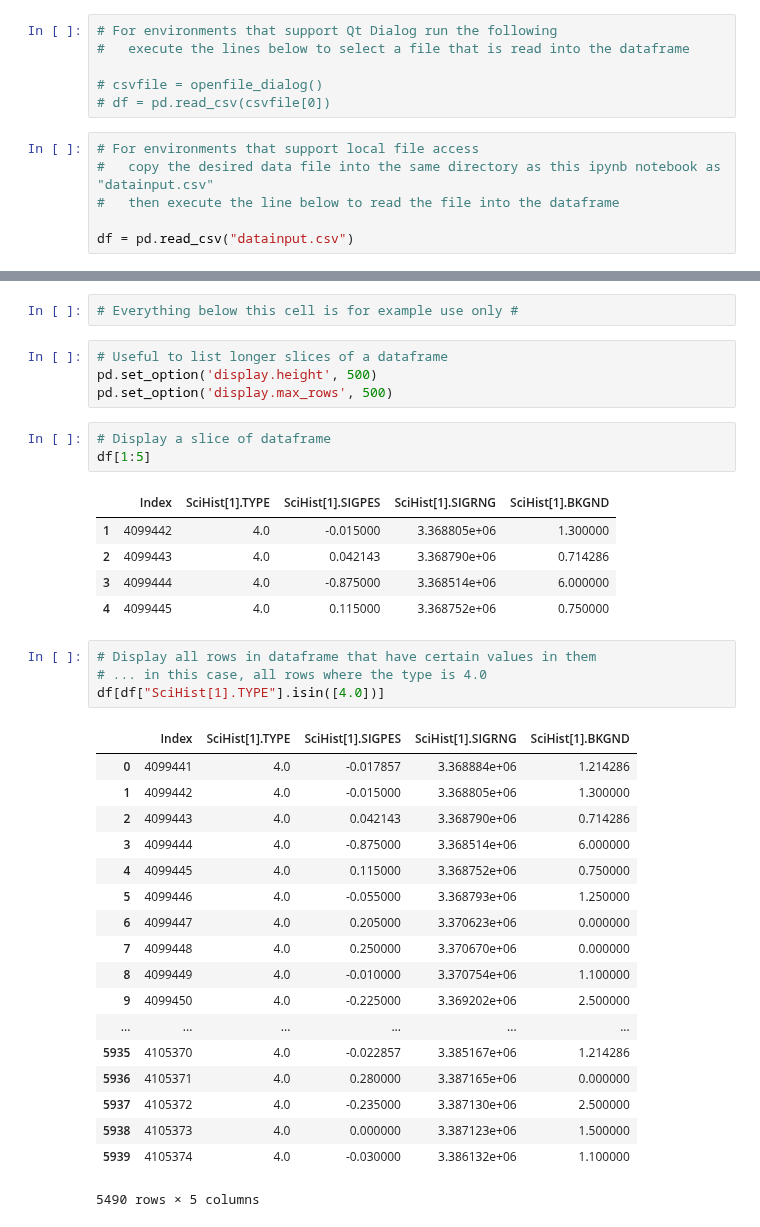
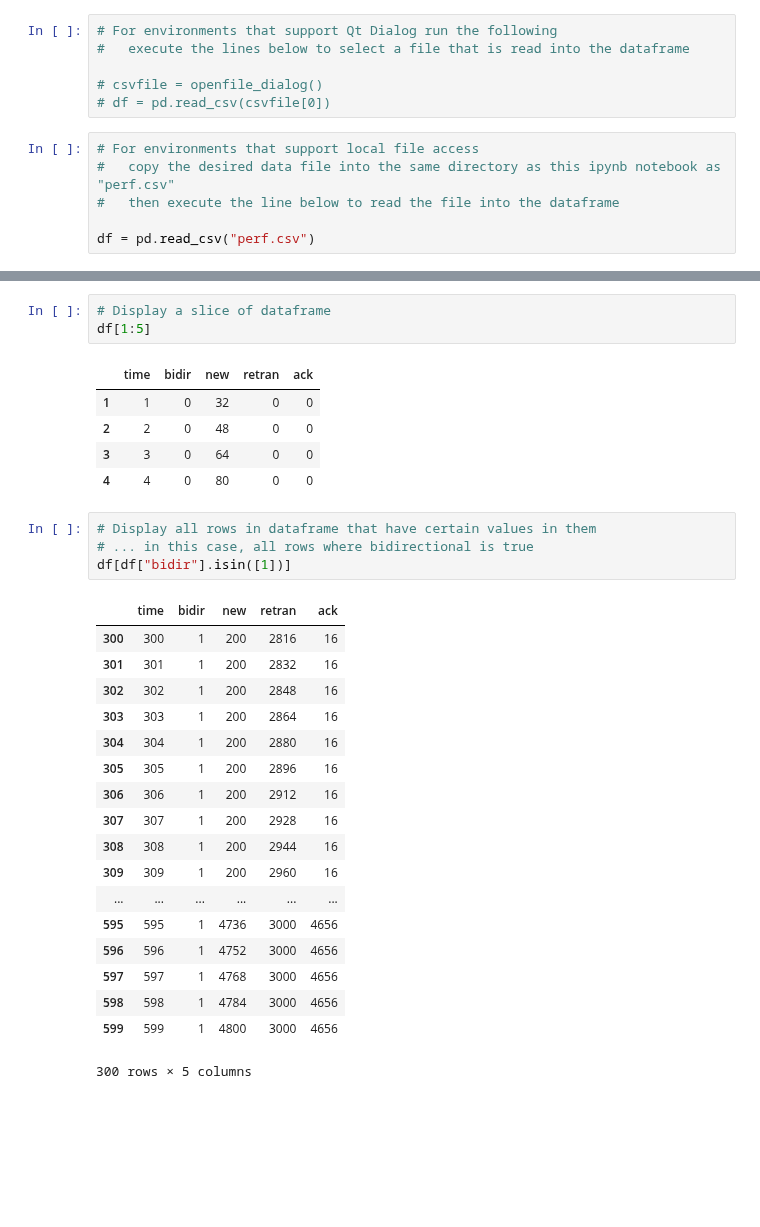
Before and after one commit to nasa/bplib, a Jupyter notebook: binding/lua/analysis/performance.ipynb, the cells around one changed output, grey strips where cells are left out. Drawn from its saved outputs; the diff is of its cells as text; blank space fills up the shorter version.

```diff
--- a/binding/lua/analysis/performance.ipynb
+++ b/binding/lua/analysis/performance.ipynb
@@ -73,10 +71,10 @@ def openfile_dialog():
 # df = pd.read_csv(csvfile[0])
 # %%
 # For environments that support local file access
-#   copy the desired data file into the same directory as this ipynb notebook as "datainput.csv"
+#   copy the desired data file into the same directory as this ipynb notebook as "perf.csv"
 #   then execute the line below to read the file into the dataframe
 
-df = pd.read_csv("datainput.csv")
+df = pd.read_csv("perf.csv")
 # %%
 df.head()
 # %% [output]
@@ -110,38 +108,32 @@ df.describe()
-# %%
-# Everything below this cell is for example use only #
-# %%
-# Useful to list longer slices of a dataframe
-pd.set_option('display.height', 500)
-pd.set_option('display.max_rows', 500)
 # %%
 # Display a slice of dataframe
 df[1:5]
 # %% [output]
-|  | Index | SciHist[1].TYPE | SciHist[1].SIGPES | SciHist[1].SIGRNG | SciHist[1].BKGND |
-| 1 | 4099442 | 4.0 | -0.015000 | 3.368805e+06 | 1.300000 |
-| 2 | 4099443 | 4.0 | 0.042143 | 3.368790e+06 | 0.714286 |
-| 3 | 4099444 | 4.0 | -0.875000 | 3.368514e+06 | 6.000000 |
-| 4 | 4099445 | 4.0 | 0.115000 | 3.368752e+06 | 0.750000 |
+|  | time | bidir | new | retran | ack |
+| 1 | 1 | 0 | 32 | 0 | 0 |
+| 2 | 2 | 0 | 48 | 0 | 0 |
+| 3 | 3 | 0 | 64 | 0 | 0 |
+| 4 | 4 | 0 | 80 | 0 | 0 |
 # %%
 # Display all rows in dataframe that have certain values in them
-# ... in this case, all rows where the type is 4.0
-df[df["SciHist[1].TYPE"].isin([4.0])]
+# ... in this case, all rows where bidirectional is true
+df[df["bidir"].isin([1])]
 # %% [output]
-|  | Index | SciHist[1].TYPE | SciHist[1].SIGPES | SciHist[1].SIGRNG | SciHist[1].BKGND |
-| 0 | 4099441 | 4.0 | -0.017857 | 3.368884e+06 | 1.214286 |
-| 1 | 4099442 | 4.0 | -0.015000 | 3.368805e+06 | 1.300000 |
-| 2 | 4099443 | 4.0 | 0.042143 | 3.368790e+06 | 0.714286 |
-| 3 | 4099444 | 4.0 | -0.875000 | 3.368514e+06 | 6.000000 |
-| 4 | 4099445 | 4.0 | 0.115000 | 3.368752e+06 | 0.750000 |
-| 5 | 4099446 | 4.0 | -0.055000 | 3.368793e+06 | 1.250000 |
-| 6 | 4099447 | 4.0 | 0.205000 | 3.370623e+06 | 0.000000 |
-| 7 | 4099448 | 4.0 | 0.250000 | 3.370670e+06 | 0.000000 |
-| 8 | 4099449 | 4.0 | -0.010000 | 3.370754e+06 | 1.100000 |
-| 9 | 4099450 | 4.0 | -0.225000 | 3.369202e+06 | 2.500000 |
+|  | time | bidir | new | retran | ack |
+| 300 | 300 | 1 | 200 | 2816 | 16 |
+| 301 | 301 | 1 | 200 | 2832 | 16 |
+| 302 | 302 | 1 | 200 | 2848 | 16 |
+| 303 | 303 | 1 | 200 | 2864 | 16 |
+| 304 | 304 | 1 | 200 | 2880 | 16 |
+| 305 | 305 | 1 | 200 | 2896 | 16 |
+| 306 | 306 | 1 | 200 | 2912 | 16 |
+| 307 | 307 | 1 | 200 | 2928 | 16 |
+| 308 | 308 | 1 | 200 | 2944 | 16 |
+| 309 | 309 | 1 | 200 | 2960 | 16 |
 | ... | ... | ... | ... | ... | ... |
-| 5935 | 4105370 | 4.0 | -0.022857 | 3.385167e+06 | 1.214286 |
-| 5936 | 4105371 | 4.0 | 0.280000 | 3.387165e+06 | 0.000000 |
-| 5937 | 4105372 | 4.0 | -0.235000 | 3.387130e+06 | 2.500000 |
-| 5938 | 4105373 | 4.0 | 0.000000 | 3.387123e+06 | 1.500000 |
-| 5939 | 4105374 | 4.0 | -0.030000 | 3.386132e+06 | 1.100000 |
+| 595 | 595 | 1 | 4736 | 3000 | 4656 |
+| 596 | 596 | 1 | 4752 | 3000 | 4656 |
+| 597 | 597 | 1 | 4768 | 3000 | 4656 |
+| 598 | 598 | 1 | 4784 | 3000 | 4656 |
+| 599 | 599 | 1 | 4800 | 3000 | 4656 |
-5490 rows × 5 columns
+300 rows × 5 columns
```
Also changed, not shown: parts of 11 cells of this notebook, 1 other file.
